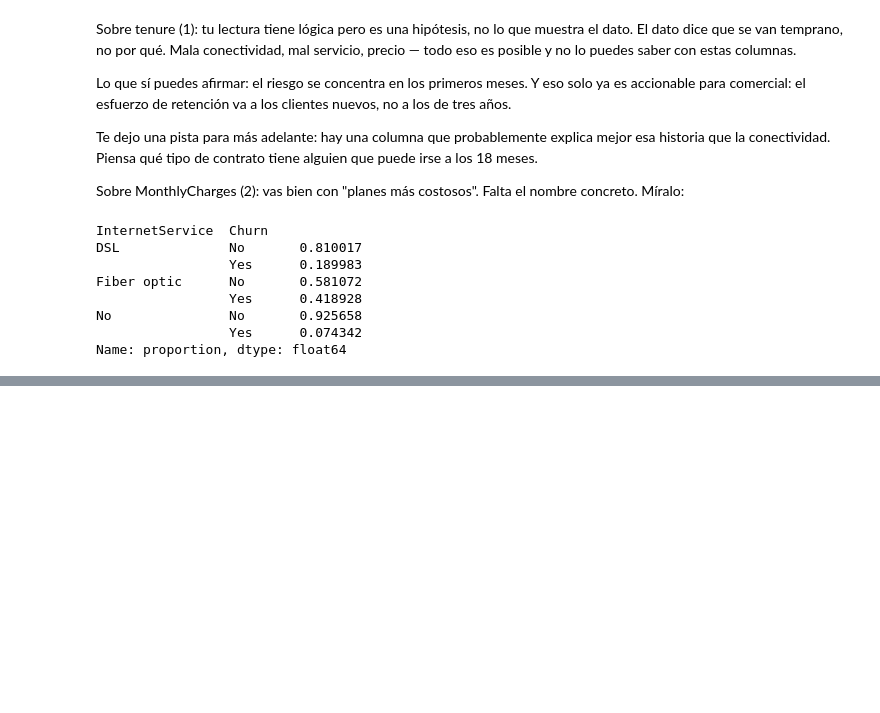
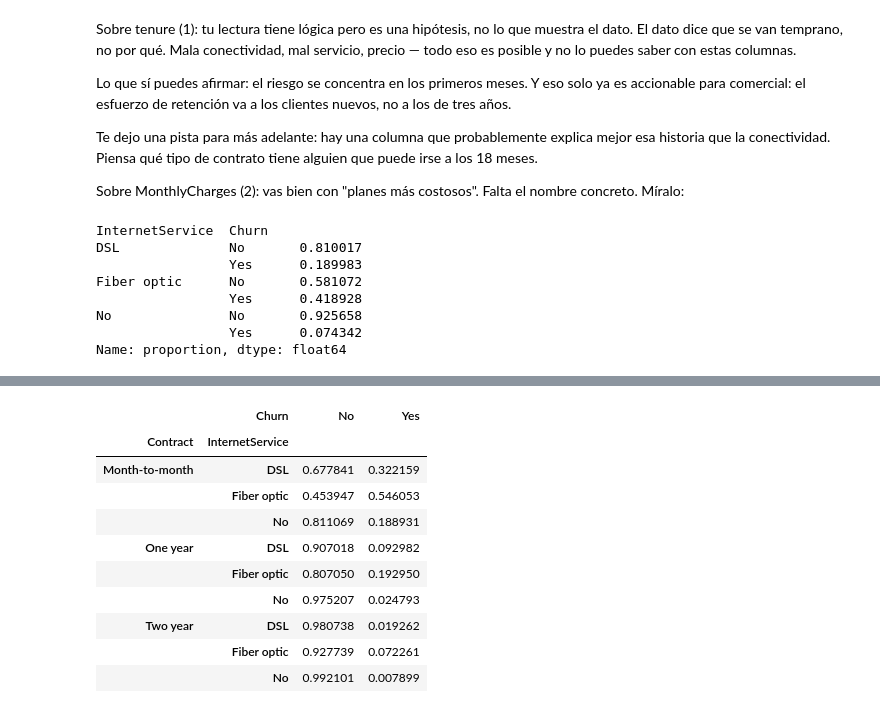
Before and after one commit to KingAegon19/telco-churn, a Jupyter notebook: notebooks/01_exploracion.ipynb, the cells around one changed output, grey strips where cells are left out. Saved outputs shown, nothing was run; the diff lists cells and outputs as text; code cells hidden in the pictures; blank space fills up the shorter version.

```diff
--- a/notebooks/01_exploracion.ipynb
+++ b/notebooks/01_exploracion.ipynb
@@ -206,0 +252,14 @@ Name: proportion, dtype: float64
+# %%
+pd.crosstab([df['Contract'], df['InternetService']], df['Churn'], normalize='index')
+# %% [output]
+|  | Churn | No | Yes |
+| Contract | InternetService |  |  |
+| Month-to-month | DSL | 0.677841 | 0.322159 |
+|  | Fiber optic | 0.453947 | 0.546053 |
+|  | No | 0.811069 | 0.188931 |
+| One year | DSL | 0.907018 | 0.092982 |
+|  | Fiber optic | 0.807050 | 0.192950 |
+|  | No | 0.975207 | 0.024793 |
+| Two year | DSL | 0.980738 | 0.019262 |
+|  | Fiber optic | 0.927739 | 0.072261 |
+|  | No | 0.992101 | 0.007899 |
```
Also changed, not shown: parts of 6 cells of this notebook, 1 other file.
